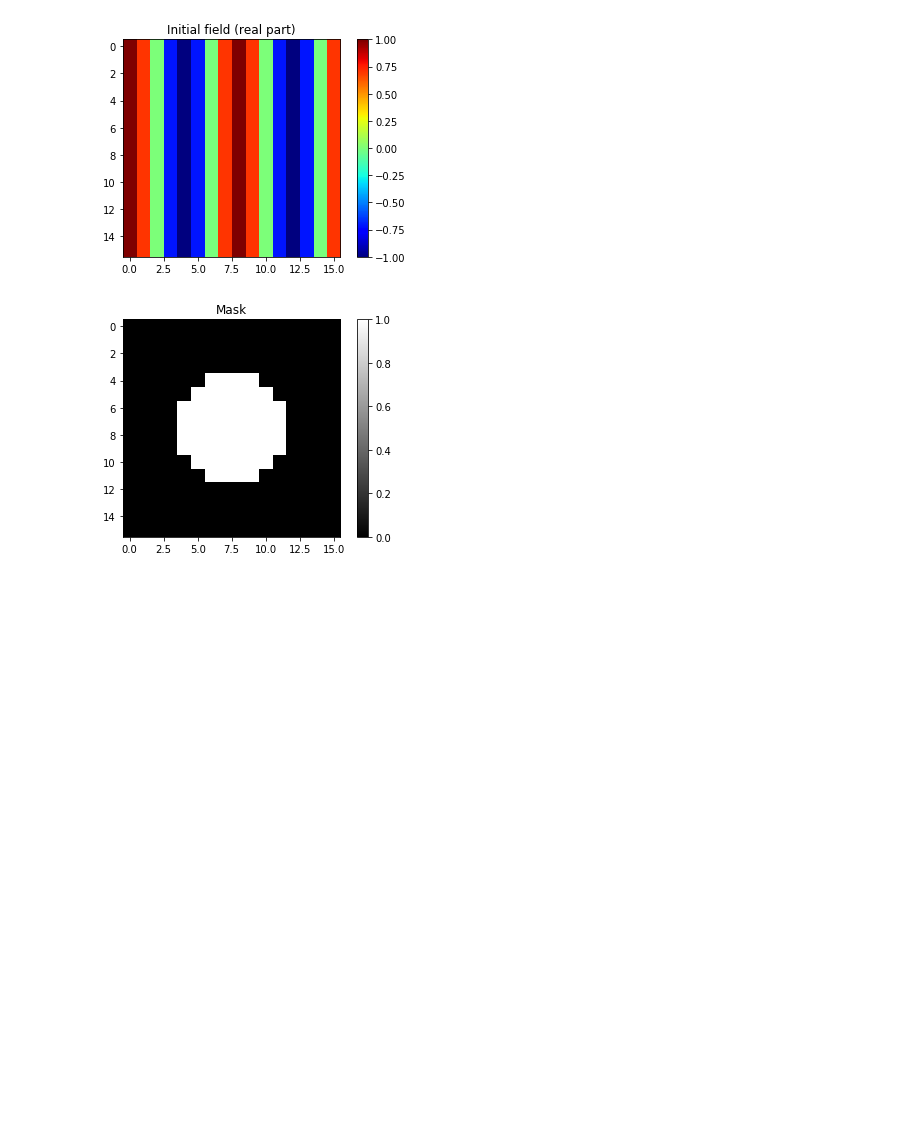
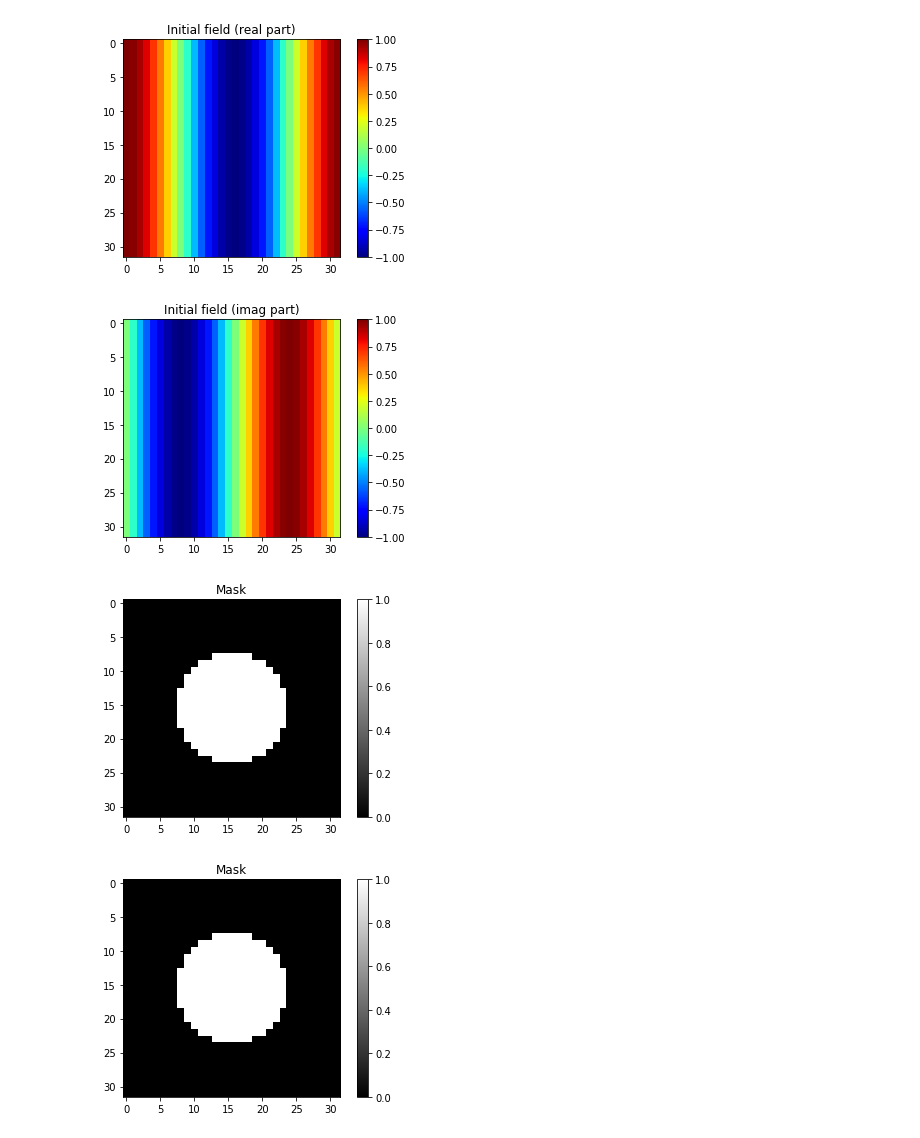
Before and after one commit to archilless/Minin, a Jupyter notebook: project.ipynb, the cells around one changed output. Drawn from its saved outputs; the diff is of its cells as text; code cells hidden in the pictures; blank space fills up the shorter version.

```diff
--- a/project.ipynb
+++ b/project.ipynb
@@ -73,37 +73,42 @@ def matvec(x,eps,k):
     #print(x)
     size = x.shape[0]
     chi = k**2*(eps - 1)
     return x-G_matvec(x*chi,k)
 
 def old_matvec(x,mask,k,e):
     eps = get_eps_from_mask(e,mask)
     return matvec(x,eps,k)
 
 def visualize(data,title = "",cmap='jet',):
     plt.title(title)
     neg = plt.imshow(data, cmap=cmap, interpolation='none')
     plt.colorbar(neg)
     plt.show()
 
 
 
 def solve(E,eps0,eps1):
     return E
 
 
-size = 16
+size = 32
 e =1.5# 2.25
-k  = 2*np.pi/(size/2)
+k  = 2*np.pi/(size/1)
 F = get_plane_wave(1,k,size)
 #mask = empty_mask(size)
 #mask = rectangle_mask(size)
 mask = circular_mask(size)
 eps = get_eps_from_mask(e,mask)
 visualize(F.real,"Initial field (real part)")
+visualize(F.imag,"Initial field (imag part)")
 visualize(mask,"Mask","gray")
+
+visualize(mask,"Mask","gray")
 # %% [output]
-[figure, old version]
+[figure, new version]
-[figure, old version]
+[figure, new version]
+[figure, added]
+[figure, added]
 # %%
 import scipy.sparse.linalg as spla
 import inspect
```
Also changed, not shown: parts of 10 cells of this notebook.
